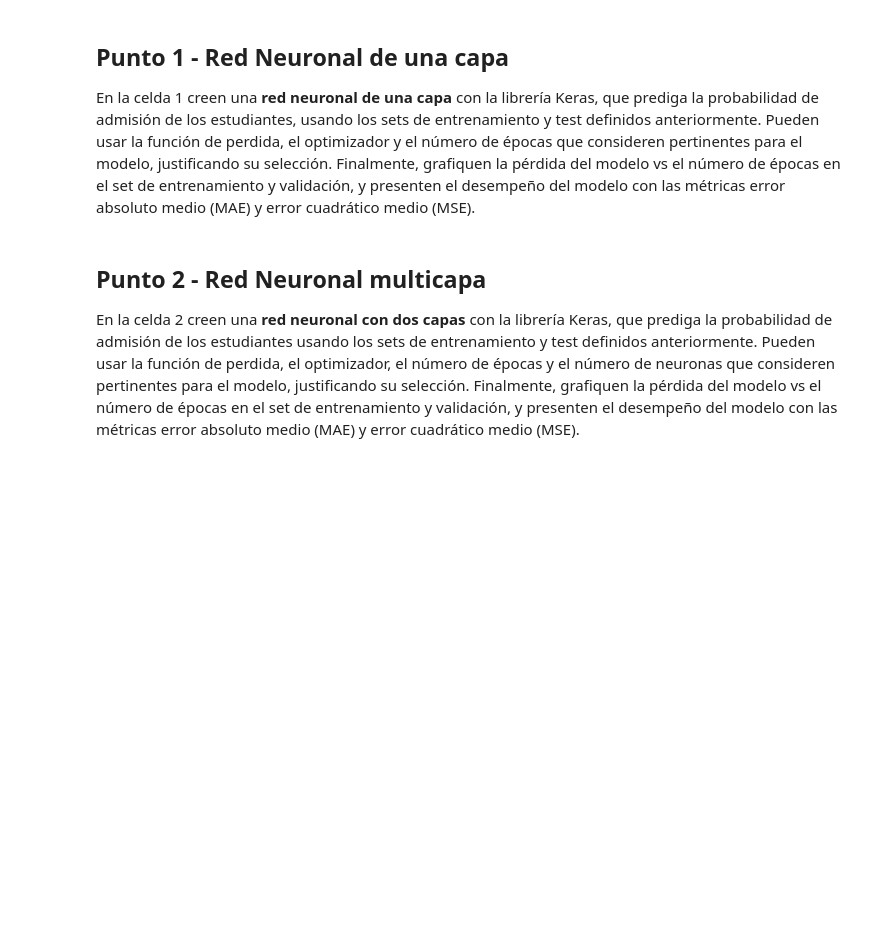
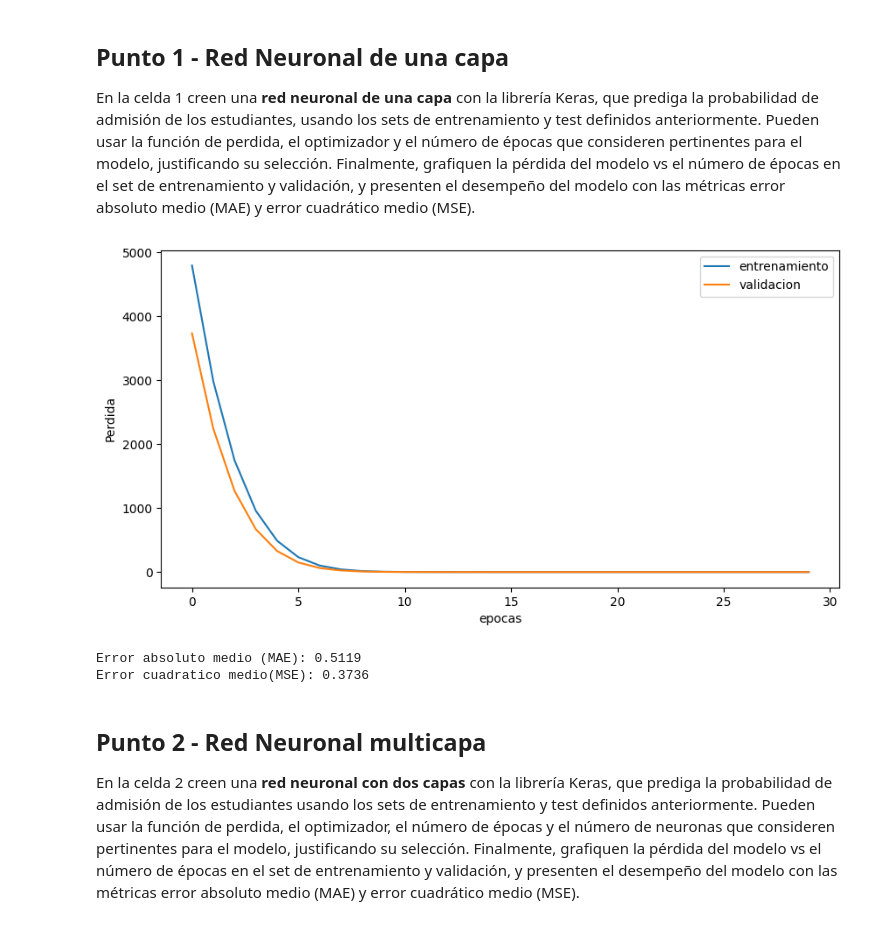
Before and after one commit to davidzarruk/MIAD_NLP_2024, a Jupyter notebook: Semana 6/S6TC1-Redes_Neuronales.ipynb, the cells around one changed output. Saved outputs shown, nothing was run; the diff lists cells and outputs as text; code cells hidden in the pictures; blank space fills up the shorter version.

```diff
--- a/Semana 6/S6TC1-Redes_Neuronales.ipynb
+++ b/Semana 6/S6TC1-Redes_Neuronales.ipynb
@@ -50,3 +60,27 @@ En la celda 1 creen una **red neuronal de una capa** con la librería Keras, que
+# %%
+# Celda 1
+
+modelo = Sequential()
+modelo.add(Dense(1, input_dim=X.shape[1], activation='linear'))
+
+modelo.compile(optimizer='adam', loss='mean_squared_error', metrics=['mean_absolute_error', 'mean_squared_error'])
+history = modelo.fit(xTrain, yTrain, epochs=30, batch_size=10, validation_data=(xTest, yTest), verbose=0)
+
+plt.figure(figsize=(10, 5))
+plt.plot(history.history['loss'], label='entrenamiento')
+plt.plot(history.history['val_loss'], label='validacion')
+plt.xlabel('epocas')
+plt.ylabel('Perdida')
+plt.legend()
+plt.show()
+
+loss, mae, mse = modelo.evaluate(xTest, yTest, verbose=0)
+print("Error absoluto medio (MAE): {:.4f}".format(mae))
+print("Error cuadratico medio(MSE): {:.4f}".format(mse))
+# %% [output]
+[figure, added]
+Error absoluto medio (MAE): 0.5119
+Error cuadratico medio(MSE): 0.3736
 # %% [markdown]
 ## Punto 2 - Red Neuronal multicapa
 
```
Also changed, not shown: parts of 7 cells of this notebook.
